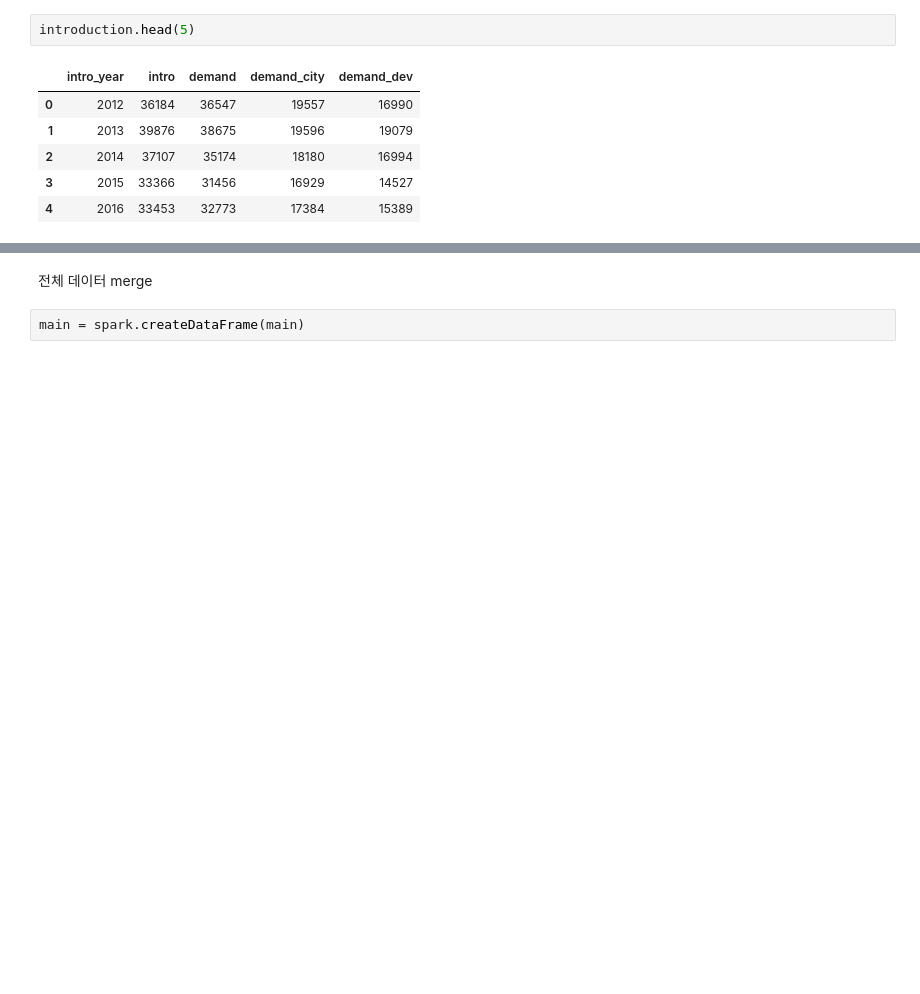
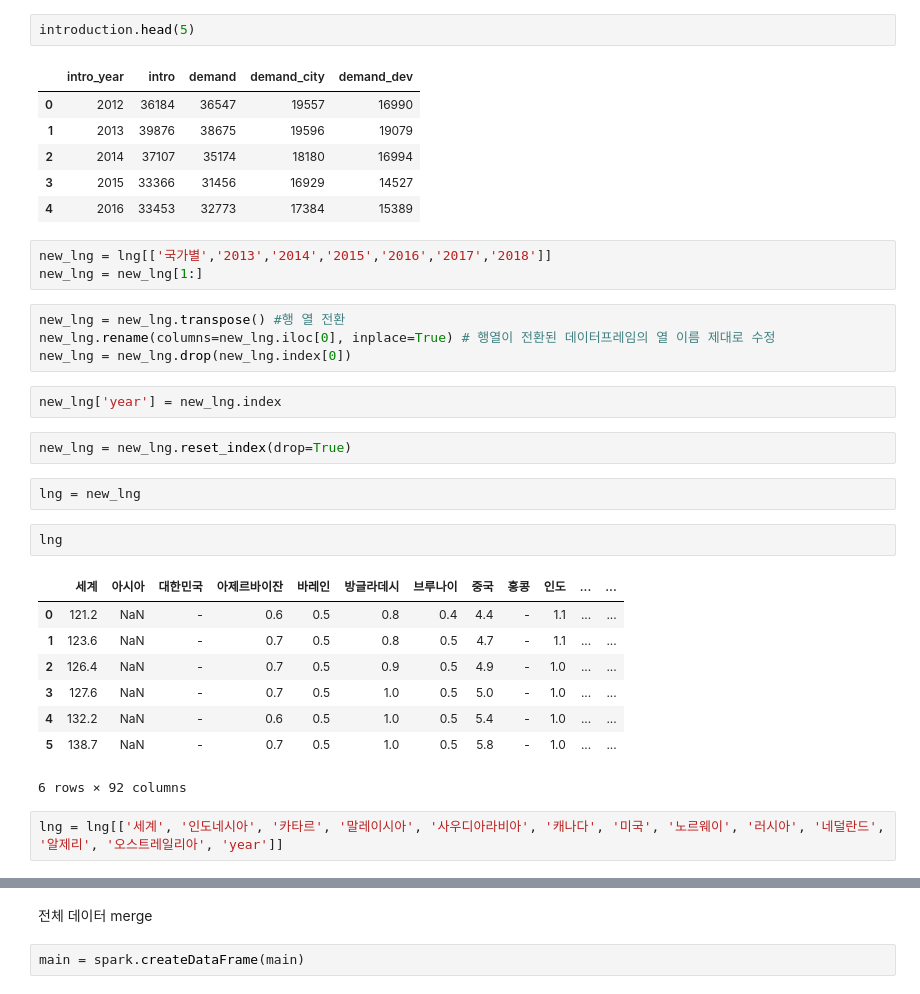
Before and after one commit to heehminh/BDP-Project, a Jupyter notebook: spark_preprocessing.ipynb, the cells around one changed output, grey strips where cells are left out. Saved outputs shown, nothing was run; the diff lists cells and outputs as text; blank space fills up the shorter version.

```diff
--- a/spark_preprocessing.ipynb
+++ b/spark_preprocessing.ipynb
@@ -417,3 +417,29 @@ introduction.head(5)
 | 2 | 2014 | 37107 | 35174 | 18180 | 16994 |
 | 3 | 2015 | 33366 | 31456 | 16929 | 14527 |
 | 4 | 2016 | 33453 | 32773 | 17384 | 15389 |
+# %%
+new_lng = lng[['국가별','2013','2014','2015','2016','2017','2018']]
+new_lng = new_lng[1:]
+# %%
+new_lng = new_lng.transpose() #행 열 전환
+new_lng.rename(columns=new_lng.iloc[0], inplace=True) # 행열이 전환된 데이터프레임의 열 이름 제대로 수정
+new_lng = new_lng.drop(new_lng.index[0])
+# %%
+new_lng['year'] = new_lng.index
+# %%
+new_lng = new_lng.reset_index(drop=True)
+# %%
+lng = new_lng
+# %%
+lng
+# %% [output]
+|  | 세계 | 아시아 | 대한민국 | 아제르바이잔 | 바레인 | 방글라데시 | 브루나이 | 중국 | 홍콩 | 인도 | ... | ... |
+| 0 | 121.2 | NaN | - | 0.6 | 0.5 | 0.8 | 0.4 | 4.4 | - | 1.1 | ... | ... |
+| 1 | 123.6 | NaN | - | 0.7 | 0.5 | 0.8 | 0.5 | 4.7 | - | 1.1 | ... | ... |
+| 2 | 126.4 | NaN | - | 0.7 | 0.5 | 0.9 | 0.5 | 4.9 | - | 1.0 | ... | ... |
+| 3 | 127.6 | NaN | - | 0.7 | 0.5 | 1.0 | 0.5 | 5.0 | - | 1.0 | ... | ... |
+| 4 | 132.2 | NaN | - | 0.6 | 0.5 | 1.0 | 0.5 | 5.4 | - | 1.0 | ... | ... |
+| 5 | 138.7 | NaN | - | 0.7 | 0.5 | 1.0 | 0.5 | 5.8 | - | 1.0 | ... | ... |
+6 rows × 92 columns
+# %%
+lng = lng[['세계', '인도네시아', '카타르', '말레이시아', '사우디아라비아', '캐나다', '미국', '노르웨이', '러시아', '네덜란드', '알제리', '오스트레일리아', 'year']]
```
Also changed, not shown: parts of 3 cells of this notebook.
